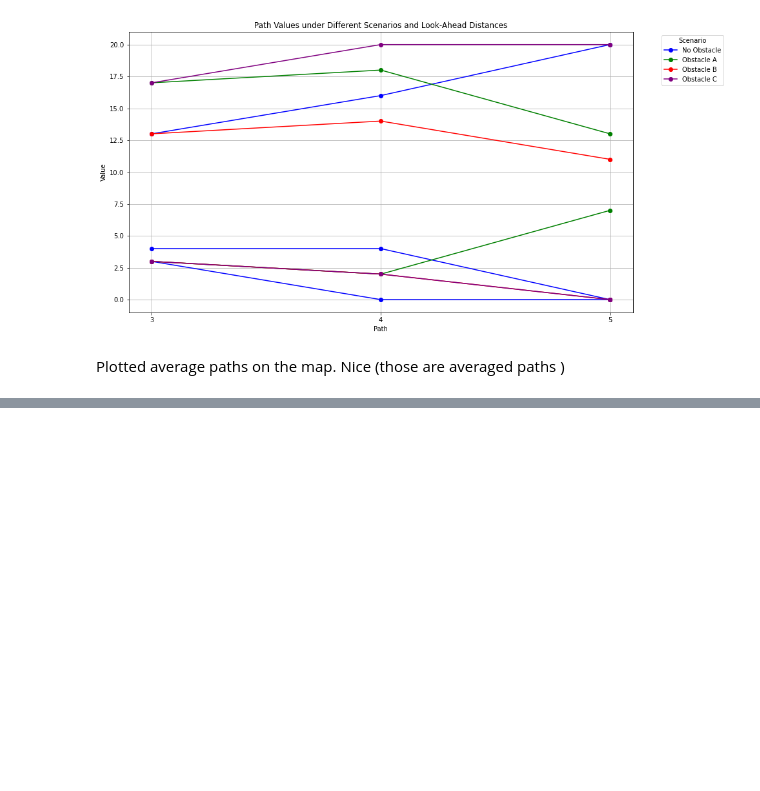
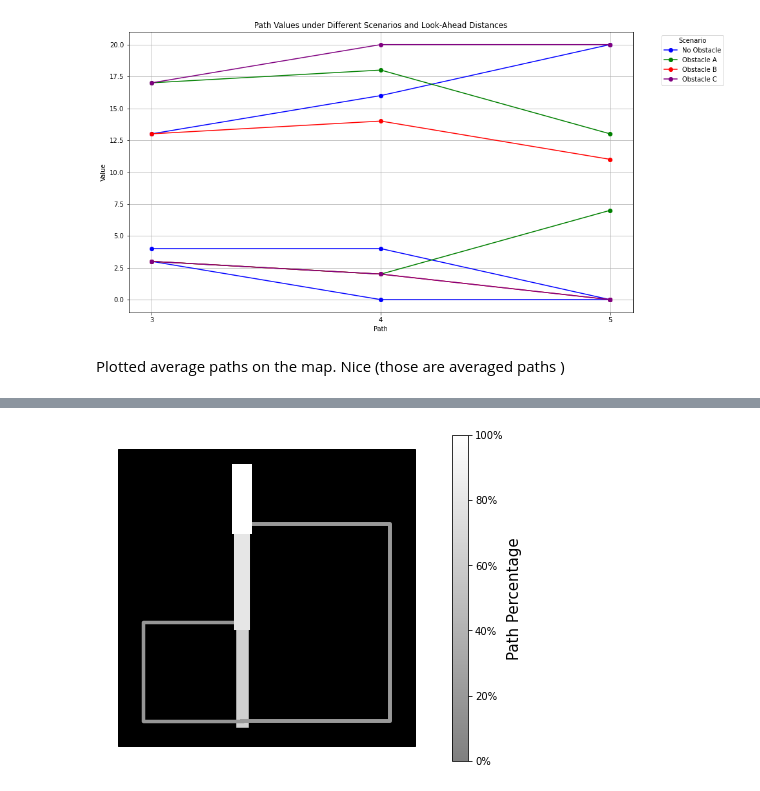
Before and after one commit to my-name-is-D/high_level_nav_planning, a Jupyter notebook: results_plotted.ipynb, the cells around one changed output, grey strips where cells are left out. Saved outputs shown, nothing was run; the diff lists cells and outputs as text; code cells hidden in the pictures; blank space fills up the shorter version.

```diff
--- a/results_plotted.ipynb
+++ b/results_plotted.ipynb
@@ -1009,0 +1010,86 @@ for i in range(len(path2)):
+# %%
+import matplotlib.pyplot as plt
+import numpy as np
+from matplotlib.colors import LinearSegmentedColormap
+
+# Define coordinates for each path
+path_1 = [(0, 0), (0, 2)]  # Straight line up
+path1_2 = [(0, 2), (0, 4)]  # Straight line up
+path1_2_3 = [(0, 4), (0, 5)]  # Straight line up
+
+
+path_2 = [(0, 0), (-2, 0), (-2, 2), (0,2)]  # Loop on the left
+path_3 = [(0,0), (3, 0), (3, 4), (0, 4), (0, 5)]  # Loop on the right
+
+path_2_B = [(0, 0), (0, 1), (0, 0), (-2, 0), (-2, 2), (-1, 2), (-2, 2), (-2, 0), (0, 0)]
+path_2_C = [(0, 0), (0, 2), (-1, 2)]
+
+# Define the path counts
+tot = 20
+
+path1 = [54, 0,0]
+path2 = [15,13, 3]
+path3 = [17, 7, 20 ]
+# Calculate the sum of path1, path2, and path3 for each index
+total_counts = [p1 + p2 + p3 for p1, p2, p3 in zip(path1, path2, path3)]
+
+# Calculate percentages
+path1_percent = [p1 / total * 100 if total > 0 else 0 for p1, total in zip(path1, total_counts)]
+path2_percent = [p2 / total * 100 if total > 0 else 0 for p2, total in zip(path2, total_counts)]
+path3_percent = [p3 / total * 100 if total > 0 else 0 for p3, total in zip(path3, total_counts)]
+
+# Define a custom colormap that goes from light grey to white
+colors = [(0.5, 0.5, 0.5), (1, 1, 1)]  # from light grey to white
+cmap_name = 'custom_grey'
+custom_cmap = LinearSegmentedColormap.from_list(cmap_name, colors, N=256)
+
+# Plot the images
+for i in range(len(path2)):
+    fig, ax = plt.subplots(figsize=(8, 6), facecolor='white')
+
+    x1, y1 = zip(*path_1)
+    x_1_2,y_1_2 = zip(*path1_2)
+    x_1_2_3,y_1_2_3 = zip(*path1_2_3)
+
+
+    x2, y2 = zip(*path_2)
+    # if i == 0:
+    #     x2, y2 = zip(*path_2)
+    # elif i == 2:
+    #     x2, y2 = zip(*path_2_B)
+    # elif i == 3:
+    #     x2, y2 = zip(*path_2_C)
+    x3, y3 = zip(*path_3)
+
+    # Set the background color of the plot (axes) to black
+    ax.set_facecolor('black')
+    ax.add_patch(plt.Rectangle((3.5, -0.5), -6, 6, color='black', zorder=-1))
+
+    # Plot the paths with varying intensity (color) and thickness based on percentage
+    ax.plot(x1, y1, linewidth=path1_percent[i] / 5, color=custom_cmap(path1_percent[i] / 100))
+
+    ax.plot(x2, y2, linewidth=path2_percent[i] / 5, color=custom_cmap(path2_percent[i] / 100))
+    ax.plot(x3, y3, linewidth=path3_percent[i] / 5, color=custom_cmap(path3_percent[i] / 100))
+    ax.plot(x_1_2, y_1_2, linewidth=(path1_percent[i]+path2_percent[i]) / 5, color=custom_cmap((path1_percent[i]+path2_percent[i]) / 100))
+    ax.plot(x_1_2_3, y_1_2_3, linewidth=(path1_percent[i]+path2_percent[i]+path3_percent[i]) / 5, color=custom_cmap((path1_percent[i]+path3_percent[i]+path2_percent[i]) / 100))
+
+    # Remove axis labels and ticks for a cleaner look
+    ax.axis('off')
+
+    # Set equal aspect ratio
+    ax.set_aspect('equal', adjustable='box')
+
+    # Add a colorbar to show the intensity as a percentage
+    sm = plt.cm.ScalarMappable(cmap=custom_cmap, norm=plt.Normalize(vmin=0, vmax=100))
+    cbar = plt.colorbar(sm, ax=ax)
+
+    # Customize the colorbar to show percentage values
+    cbar.set_ticks(np.arange(0, 101, 20))  # Set ticks at intervals of 20%
+    cbar.set_ticklabels([f'{i}%' for i in np.arange(0, 101, 20)])  # Show percentage labels
+
+    cbar.set_label('Path Percentage', fontsize=15)
+
+    # Show the plot
+    plt.show()
+# %% [output]
+[figure, added]
```
Also changed, not shown: parts of 19 cells of this notebook, 5 other files.
